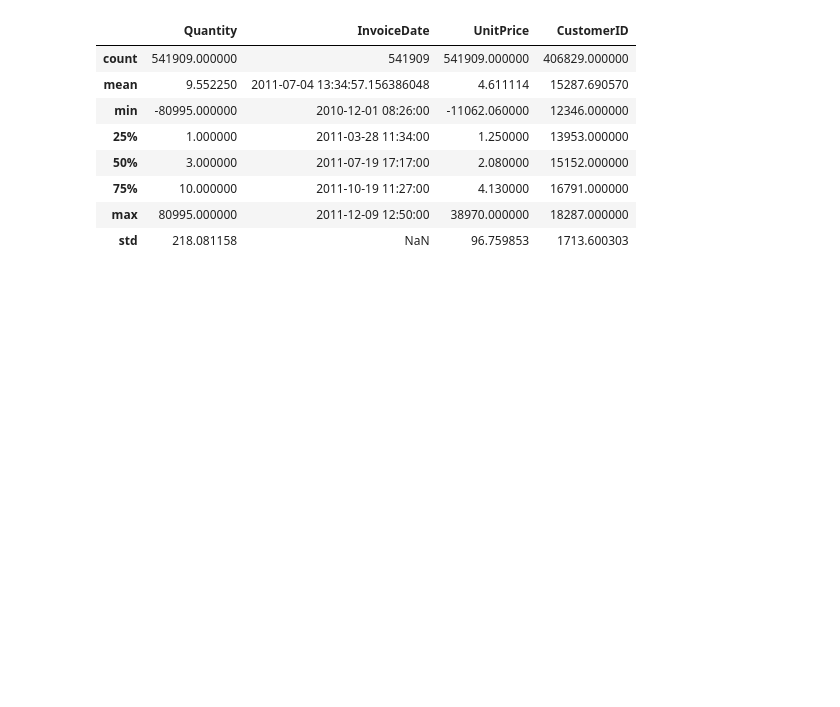
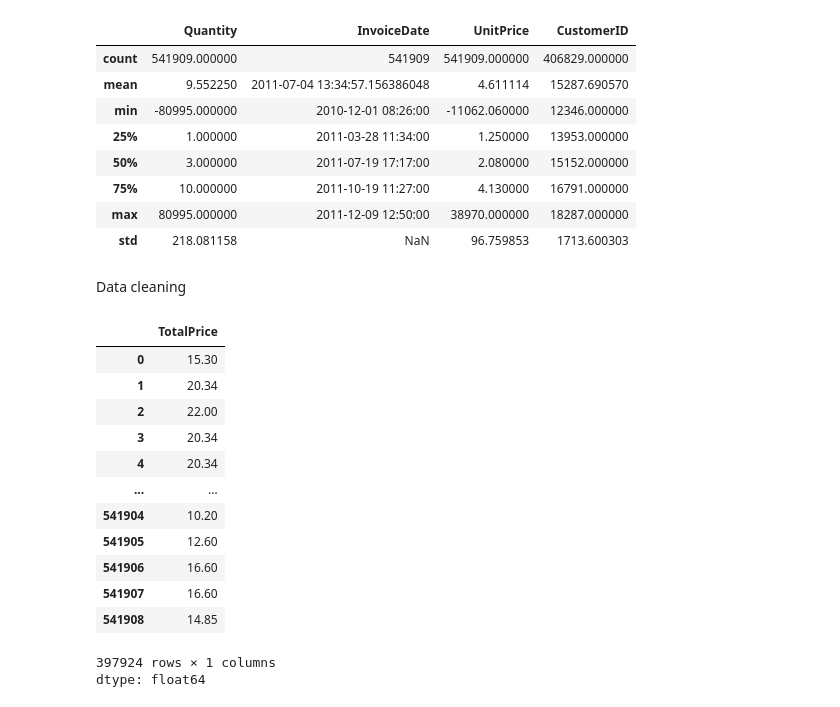
Before and after one commit to harshini-engg/ecommerce-sales-analysis, a Jupyter notebook: Ecommerce_Sales_Analysis.ipynb, the cells around one changed output. Saved outputs shown, nothing was run; the diff lists cells and outputs as text; code cells hidden in the pictures; blank space fills up the shorter version.

```diff
--- a/Ecommerce_Sales_Analysis.ipynb
+++ b/Ecommerce_Sales_Analysis.ipynb
@@ -31,3 +37,5 @@ df.describe()
 | 75% | 10.000000 | 2011-10-19 11:27:00 | 4.130000 | 16791.000000 |
 | max | 80995.000000 | 2011-12-09 12:50:00 | 38970.000000 | 18287.000000 |
 | std | 218.081158 | NaN | 96.759853 | 1713.600303 |
+# %% [markdown]
+Data cleaning
@@ -33,0 +48,17 @@ df.describe()
+# %%
+df['TotalPrice']
+# %% [output]
+|  | TotalPrice |
+| 0 | 15.30 |
+| 1 | 20.34 |
+| 2 | 22.00 |
+| 3 | 20.34 |
+| 4 | 20.34 |
+| ... | ... |
+| 541904 | 10.20 |
+| 541905 | 12.60 |
+| 541906 | 16.60 |
+| 541907 | 16.60 |
+| 541908 | 14.85 |
+397924 rows × 1 columns
+dtype: float64
```
Also changed, not shown: parts of 12 cells of this notebook.
